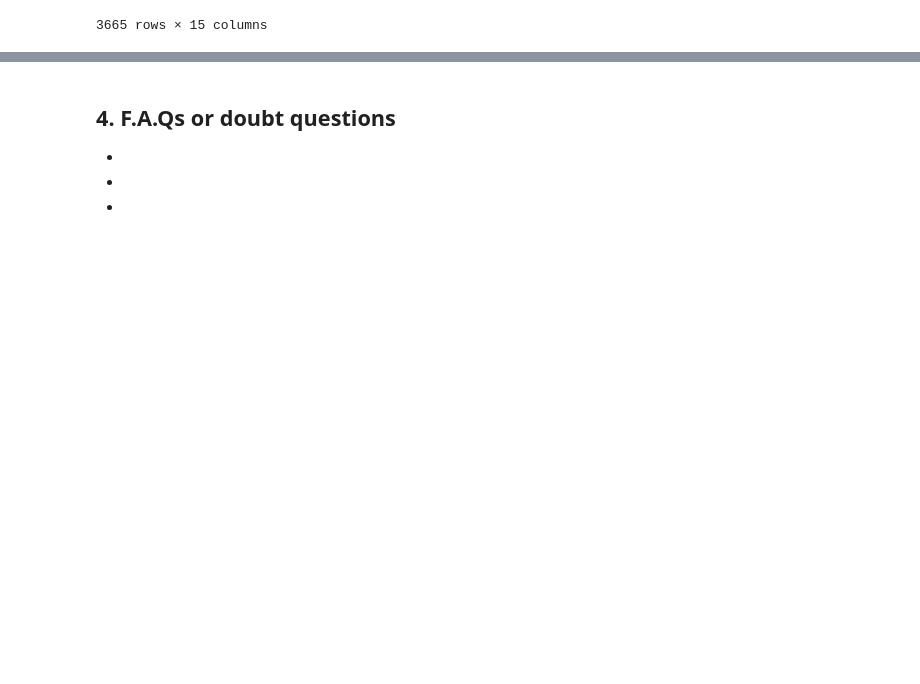
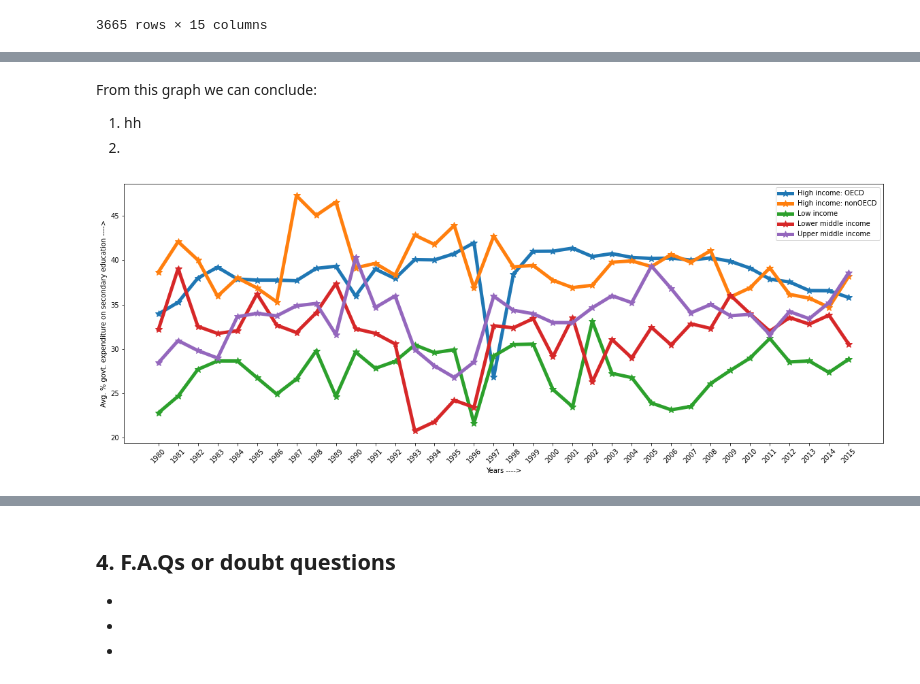
Before and after one commit to deba-roy/World_Bank_Global_Education_Analysis, a Jupyter notebook: DEBARTHA_ROY_CHOWDHURY_World_Bank_Global_Education_Analysis_Capstone_Project.ipynb, the cells around one changed output, grey strips where cells are left out. Saved outputs shown, nothing was run; the diff lists cells and outputs as text; code cells hidden in the pictures; blank space fills up the shorter version.

```diff
--- a/DEBARTHA_ROY_CHOWDHURY_World_Bank_Global_Education_Analysis_Capstone_Project.ipynb
+++ b/DEBARTHA_ROY_CHOWDHURY_World_Bank_Global_Education_Analysis_Capstone_Project.ipynb
@@ -357,0 +474,9 @@ New_Stats_Series
+# %% [markdown]
+From this graph we can conclude:
+
+  1. hh
+  2.
+# %%
+income_group_plot('Expenditure on secondary as % of government expenditure on education (%)','Avg. % govt. expenditure on secondary education ---->')
+# %% [output]
+[figure, added]
```
Also changed, not shown: parts of 28 cells of this notebook.
